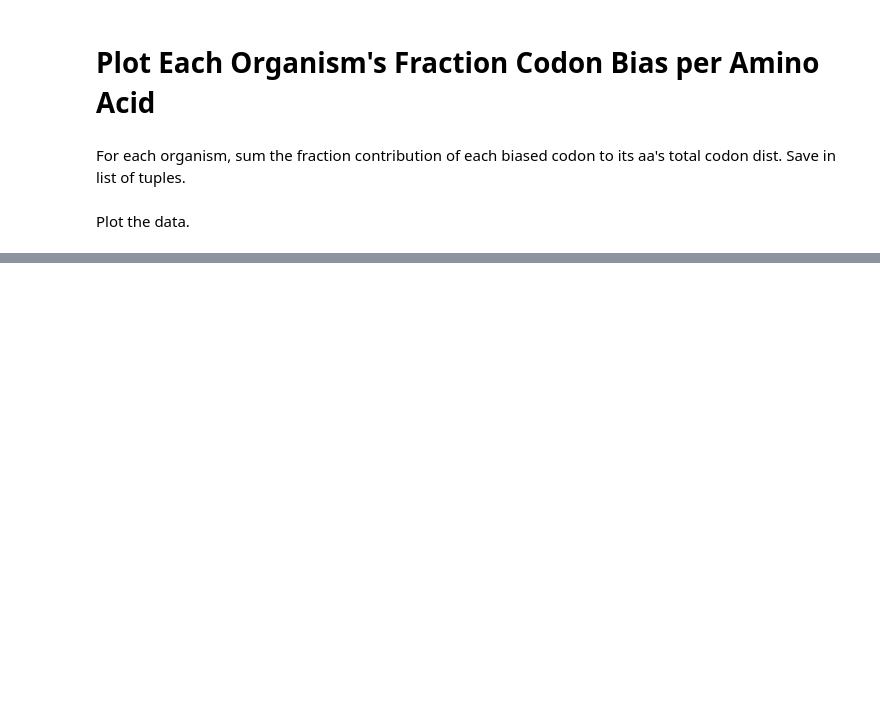
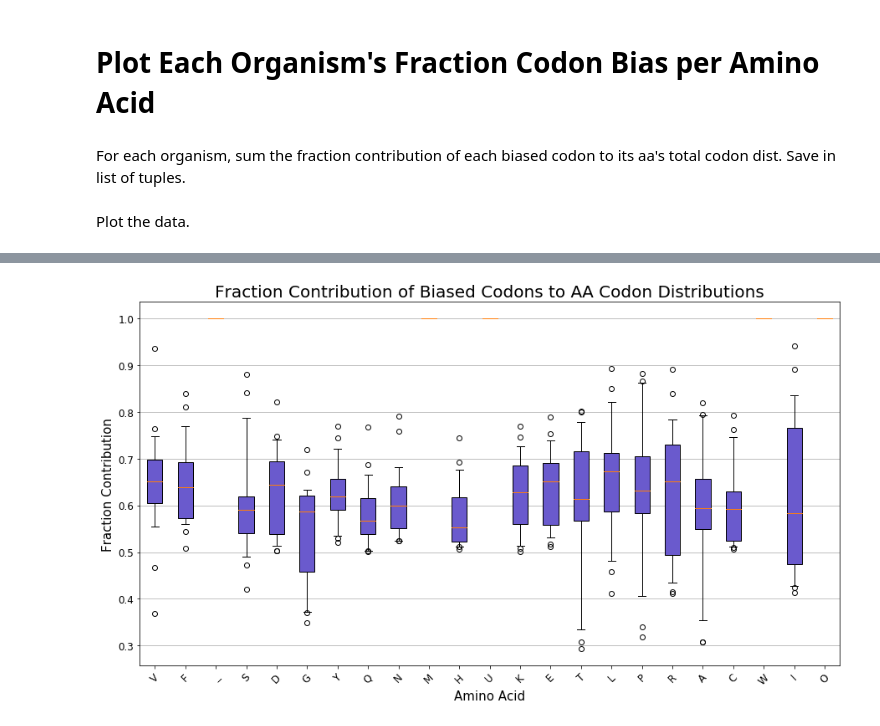
Before and after one commit to Fritos121/Codon-Usage-IDRs, a Jupyter notebook: plot_org_bias.ipynb, the cells around one changed output, grey strips where cells are left out. Drawn from its saved outputs; the diff is of its cells as text; code cells hidden in the pictures; blank space fills up the shorter version.

```diff
--- a/plot_org_bias.ipynb
+++ b/plot_org_bias.ipynb
@@ -80,0 +87,23 @@ for patch, color in zip(boxplot['boxes'], colors):
+# %%
+data = {aa: [] for aa in tt_flip.keys()}
+for aa in tt_flip:
+    for _, dict in org_aa_bias:
+        data[aa].append(dict[aa])
+
+#print(data)
+# %%
+plt.figure(figsize=(15, 8))
+plt.grid(True, axis='y')
+
+boxplot = plt.boxplot(list(data.values()), patch_artist=True, whis=[5, 95]) # showfliers=False)
+plt.xticks(range(1, len(data)+1), [aa for aa in data.keys()], rotation=45, fontsize=12)
+plt.yticks(fontsize=12)
+plt.ylabel('Fraction Contribution', fontsize=15)
+plt.xlabel('Amino Acid', fontsize=15)
+plt.title('Fraction Contribution of Biased Codons to AA Codon Distributions', fontsize=20)
+
+colors = ['slateblue']*len(org_aa_bias)
+for patch, color in zip(boxplot['boxes'], colors):
+    patch.set_facecolor(color)
+# %% [output]
+[figure, added]
```
Also changed, not shown: parts of 4 cells of this notebook, 1 other file.
